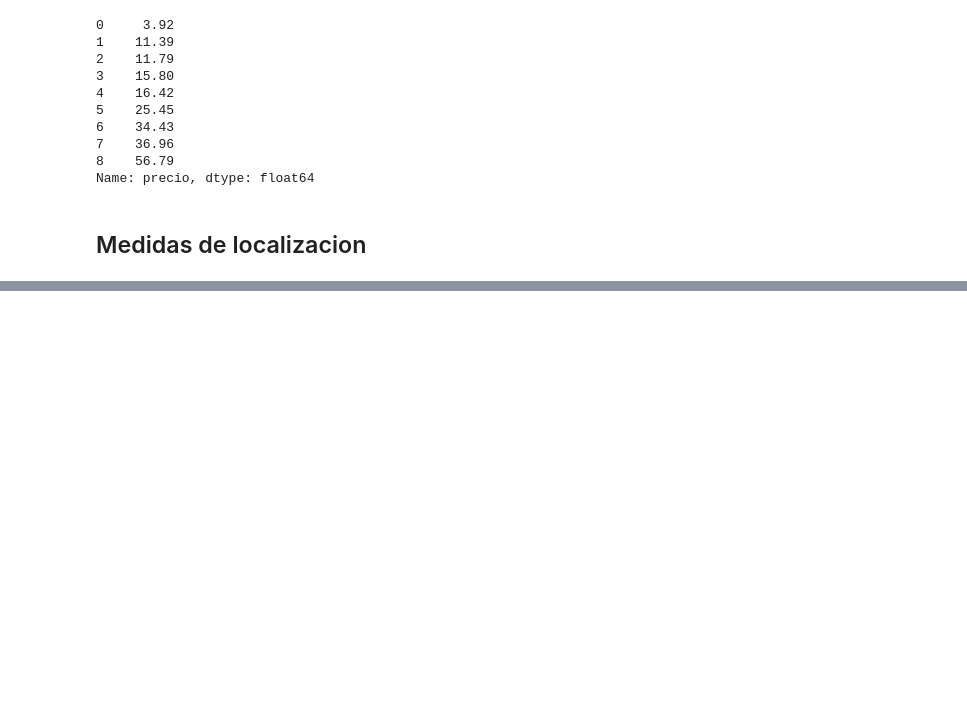
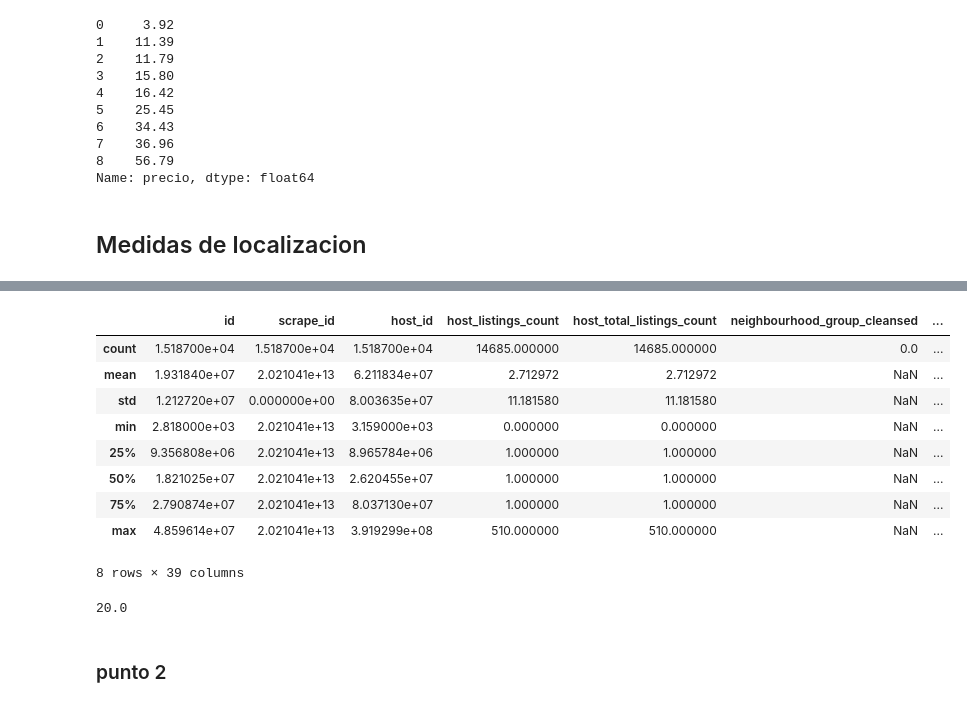
Before and after one commit to ComancheMario/Python-, a Jupyter notebook: Cursos-Py/DataSc_Spec_Andes/IntroDataSc/Semana 2/CasoRetail.ipynb, the cells around one changed output, grey strips where cells are left out. Cells and saved outputs as stored; diff of their text form; code cells hidden in the pictures; blank space fills up the shorter version.

```diff
--- a/Cursos-Py/DataSc_Spec_Andes/IntroDataSc/Semana 2/CasoRetail.ipynb
+++ b/Cursos-Py/DataSc_Spec_Andes/IntroDataSc/Semana 2/CasoRetail.ipynb
@@ -150,0 +204,35 @@ Name: precio, dtype: float64
+# %%
+data=pd.read_csv('listings.csv')
+
+#buscar 'review_scores_rating'
+
+if 'review_scores_rating' in data.columns:
+    review_scores_rating = data['review_scores_rating']
+else:
+    raise KeyError('No se encuentra la variable solicitada')
+# %%
+#Elimino datos nulos
+data=data.dropna(subset=['review_scores_rating'])
+
+#data['review_scores_rating'].astype(int)
+
+#creo los intervalos
+data['Interval']= pd.cut(data['review_scores_rating'], bins=list(range(20,data['review_scores_rating'].astype(int).max()+6, 6)),right=False)
+
+
+#tabla de frecuencia
+frec_data = data['Interval'].value_counts().sort_index()
+
+#Agrego la columna de frecuencia relativa
+frec_data['frec_relativa']=frec_data/frec_data.sum()
+
+#Agrego la columna frecuencia relativa en porcentaje
+frec_data['frec_relativa_porcentaje']=frec_data['frec_relativa'].apply(lambda x: x*100)
+
+#Agrego la columna frecuencia acumulada
+frec_data['frec_acumulada']=frec_data['frec_relativa'].cumsum()
+
+#Agrego la columna frecuencia acumulada en porcentaje
+frec_data['frec_acumulada_porcentaje']=frec_data['frec_acumulada'].apply(lambda x: x*100)
+
+frec_data
@@ -150,0 +257,20 @@ Name: precio, dtype: float64
+# %%
+data.describe()
+# %% [output]
+|  | id | scrape_id | host_id | host_listings_count | host_total_listings_count | neighbourhood_group_cleansed | ... |
+| count | 1.518700e+04 | 1.518700e+04 | 1.518700e+04 | 14685.000000 | 14685.000000 | 0.0 | ... |
+| mean | 1.931840e+07 | 2.021041e+13 | 6.211834e+07 | 2.712972 | 2.712972 | NaN | ... |
+| std | 1.212720e+07 | 0.000000e+00 | 8.003635e+07 | 11.181580 | 11.181580 | NaN | ... |
+| min | 2.818000e+03 | 2.021041e+13 | 3.159000e+03 | 0.000000 | 0.000000 | NaN | ... |
+| 25% | 9.356808e+06 | 2.021041e+13 | 8.965784e+06 | 1.000000 | 1.000000 | NaN | ... |
+| 50% | 1.821025e+07 | 2.021041e+13 | 2.620455e+07 | 1.000000 | 1.000000 | NaN | ... |
+| 75% | 2.790874e+07 | 2.021041e+13 | 8.037130e+07 | 1.000000 | 1.000000 | NaN | ... |
+| max | 4.859614e+07 | 2.021041e+13 | 3.919299e+08 | 510.000000 | 510.000000 | NaN | ... |
+8 rows × 39 columns
+# %%
+data['review_scores_rating'].quantile([0.53])
+data['review_scores_rating'].min()
+# %% [output]
+20.0
+# %% [markdown]
+### punto 2
```
Also changed, not shown: parts of 13 cells of this notebook.
